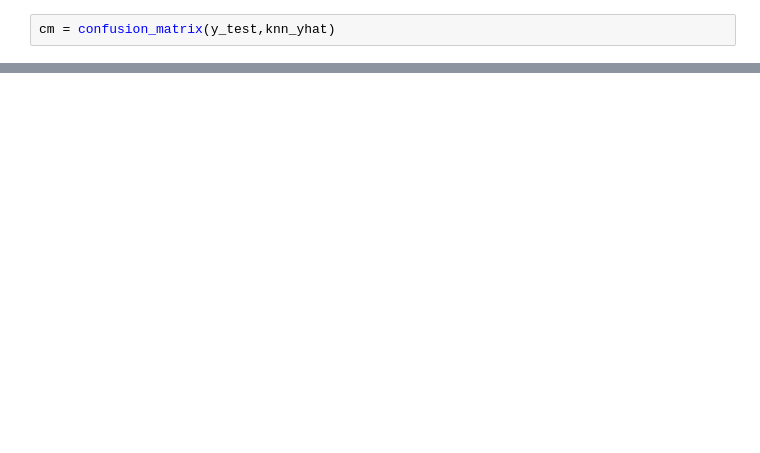
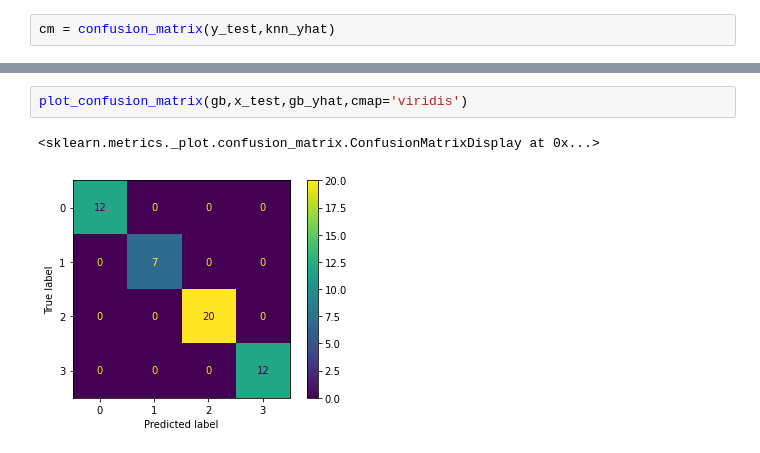
Before and after one commit to mujahid2580/Machine-Learning, a Jupyter notebook: Machine learning/lemon and guava dataset.ipynb, the cells around one changed output, grey strips where cells are left out. Cells and saved outputs as stored; diff of their text form; blank space fills up the shorter version.

```diff
--- a/Machine learning/lemon and guava dataset.ipynb
+++ b/Machine learning/lemon and guava dataset.ipynb
@@ -286,0 +475,5 @@ weighted avg       0.76      0.69      0.70        51
+# %%
+plot_confusion_matrix(gb,x_test,gb_yhat,cmap='viridis')
+# %% [output]
+<sklearn.metrics._plot.confusion_matrix.ConfusionMatrixDisplay at 0x...>
+[figure, added]
```
Also changed, not shown: parts of 57 cells of this notebook, 1 other file.
